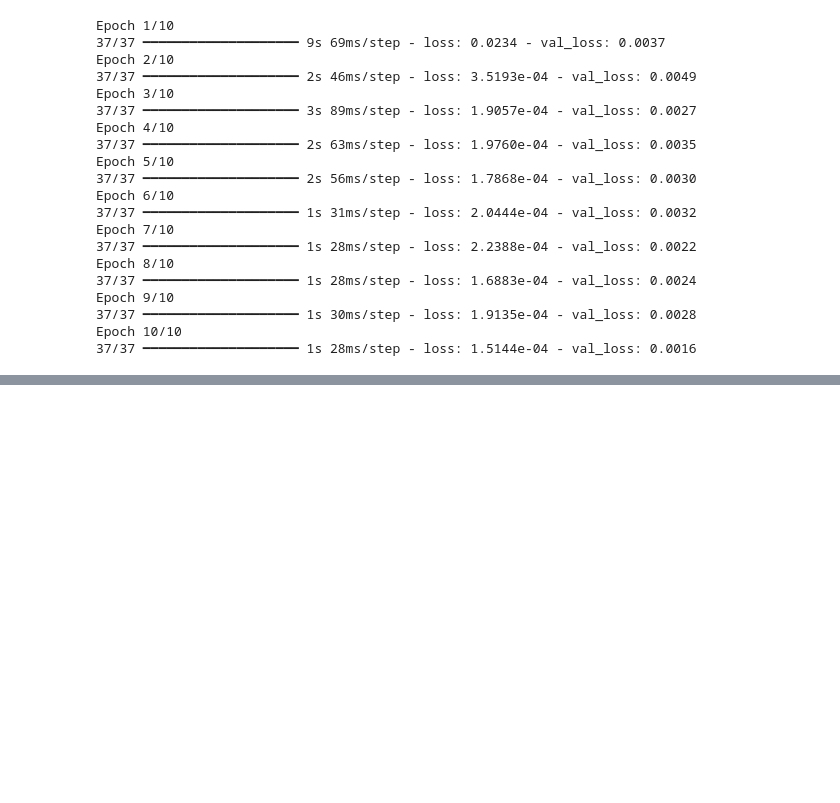
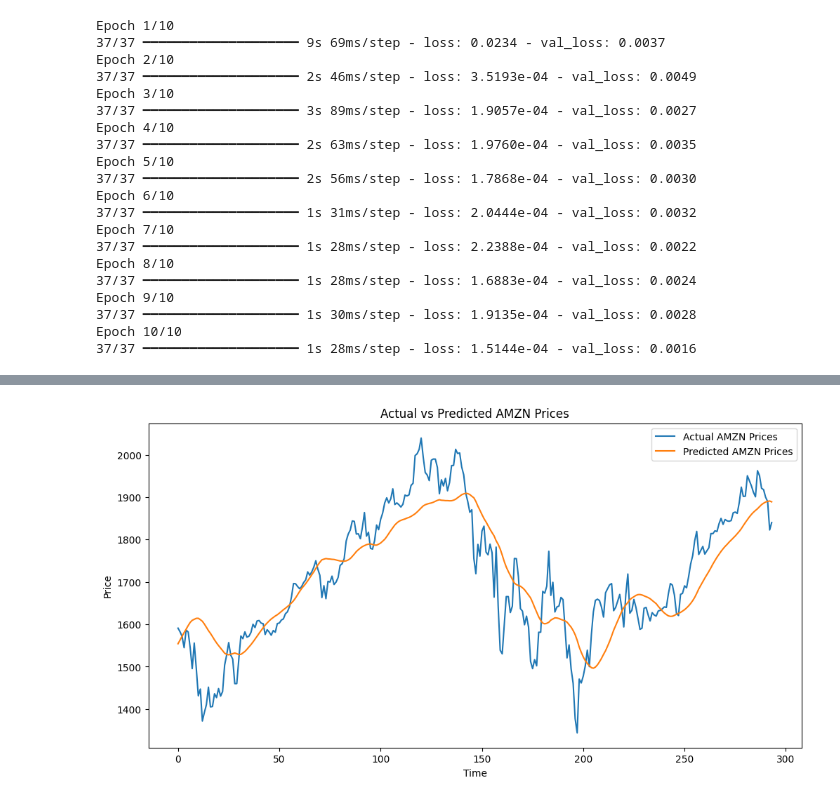
Before and after one commit to pranav-8660/real-time-stockPrice-analysis, a Jupyter notebook: model_create.ipynb, the cells around one changed output, grey strips where cells are left out. Drawn from its saved outputs; the diff is of its cells as text; code cells hidden in the pictures; blank space fills up the shorter version.

```diff
--- a/model_create.ipynb
+++ b/model_create.ipynb
@@ -156,0 +300,20 @@ plt.show()
+# %%
+# Build the LSTM model
+model = Sequential([
+    LSTM(50, return_sequences=True, input_shape=(X_train.shape[1], X_train.shape[2])),
+    LSTM(50, return_sequences=False),
+    Dense(25),
+    Dense(X_train.shape[2])  # Output layer matches the number of features (4 assets)
+])
+
+# Compile the model
+model.compile(optimizer='adam', loss='mean_squared_error')
+
+# Train the model
+history = model.fit(
+    X_train, y_train,
+    batch_size=32,
+    epochs=10,
+    validation_data=(X_test, y_test),
+    verbose=1
+)
@@ -156,0 +341,17 @@ plt.show()
+# %%
+# Predict on test data
+predictions = model.predict(X_test)
+predictions = scaler.inverse_transform(predictions)  # Inverse transform for all features
+actual_values = scaler.inverse_transform(y_test)  # Actual values for all features
+
+# Plot predictions vs actual values for one asset (e.g., AMZN)
+asset_index = 0  # Index of the asset to visualize (0 = AMZN, 1 = DPZ, etc.)
+plt.figure(figsize=(12, 6))
+plt.plot(actual_values[:, asset_index], label=f'Actual {df.columns[asset_index]} Prices')
+plt.plot(predictions[:, asset_index], label=f'Predicted {df.columns[asset_index]} Prices')
+plt.title(f'Actual vs Predicted {df.columns[asset_index]} Prices')
+plt.xlabel('Time')
+plt.ylabel('Price')
+plt.legend()
+plt.show()
+# %% [output]
@@ -156,0 +359 @@ plt.show()
+[figure, added]
```
Also changed, not shown: parts of 11 cells of this notebook, 2 other files.
